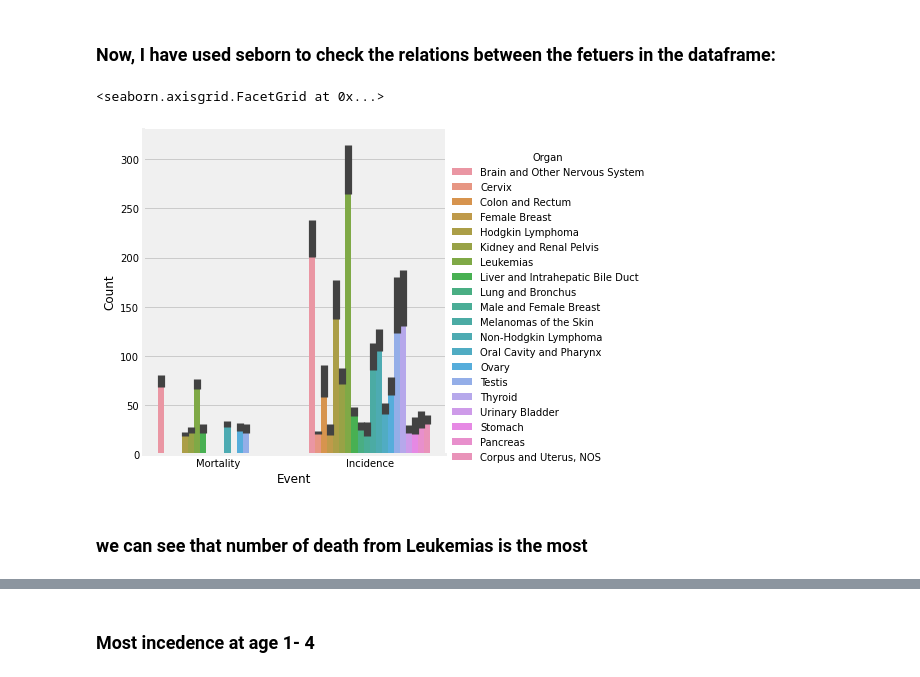
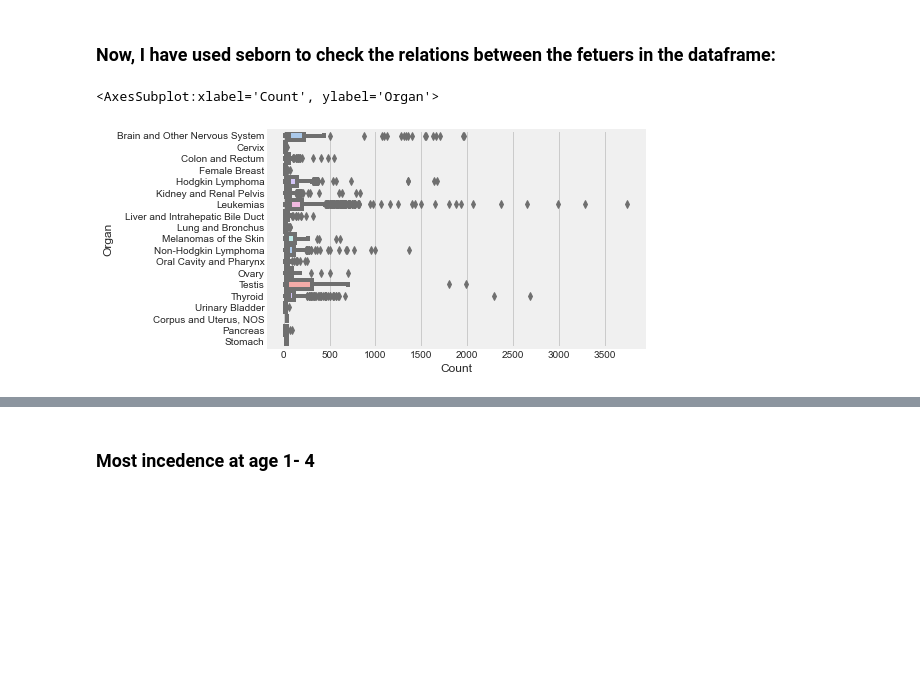
Before and after one commit to Reem0503101/Project, a Jupyter notebook: project-T5o6.ipynb, the cells around one changed output, grey strips where cells are left out. Drawn from its saved outputs; the diff is of its cells as text; code cells hidden in the pictures; blank space fills up the shorter version.

```diff
--- a/project-T5o6.ipynb
+++ b/project-T5o6.ipynb
@@ -207,10 +210,8 @@ Corpus and Uterus, NOS                 4
 Name: Organ, dtype: int64
 # %% [markdown]
 ### Now, I have used seborn to check the relations between the fetuers in the dataframe:
-# %%
-sns.catplot(data=cancerDF, kind="bar", x="Event", y="Count", hue="Organ" )
-# %% [output]
-<seaborn.axisgrid.FacetGrid at 0x...>
-[figure, removed]
-# %% [markdown]
-### we can see that number of death from Leukemias is the most
+# %%
+sns.boxplot(x=  'Count', y= 'Organ', data = cancerDF ,palette ="pastel", )
+# %% [output]
+<AxesSubplot:xlabel='Count', ylabel='Organ'>
+[figure, added]
```
Also changed, not shown: parts of 30 cells of this notebook.
